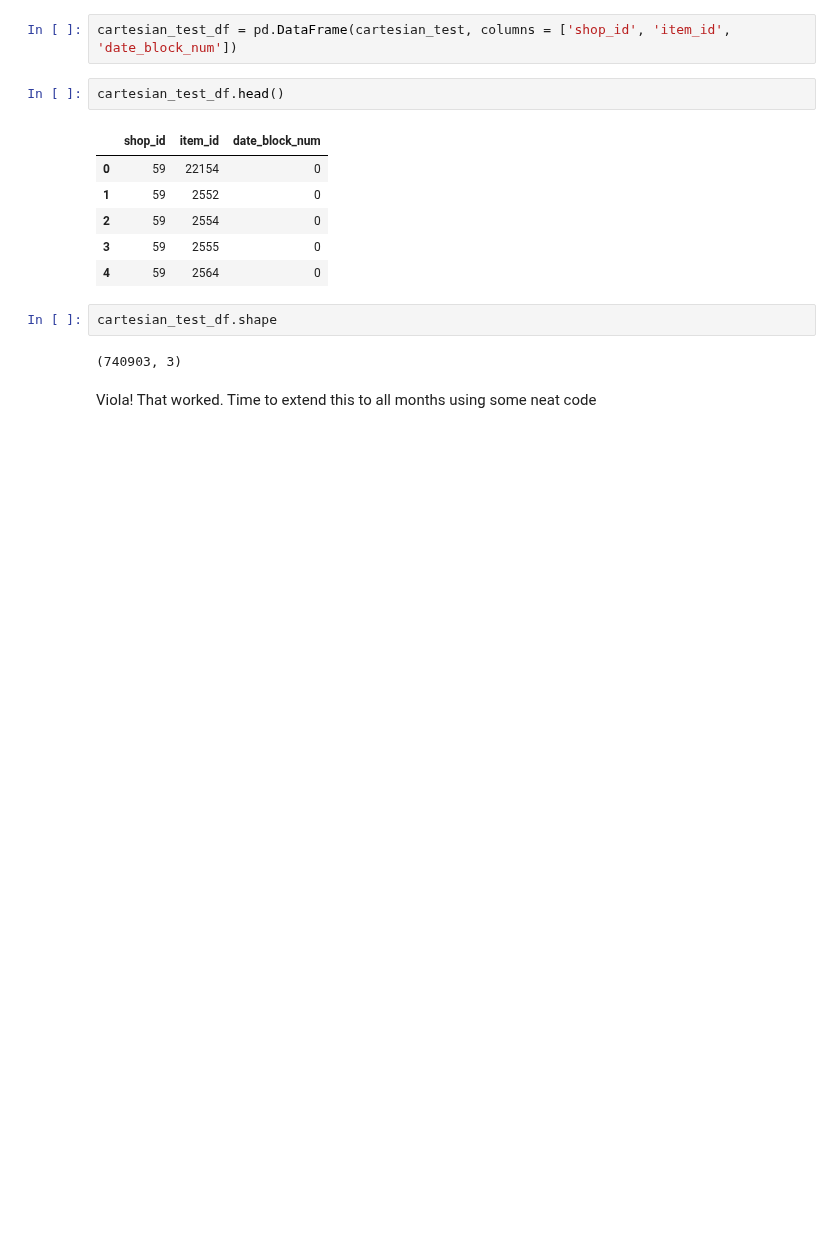
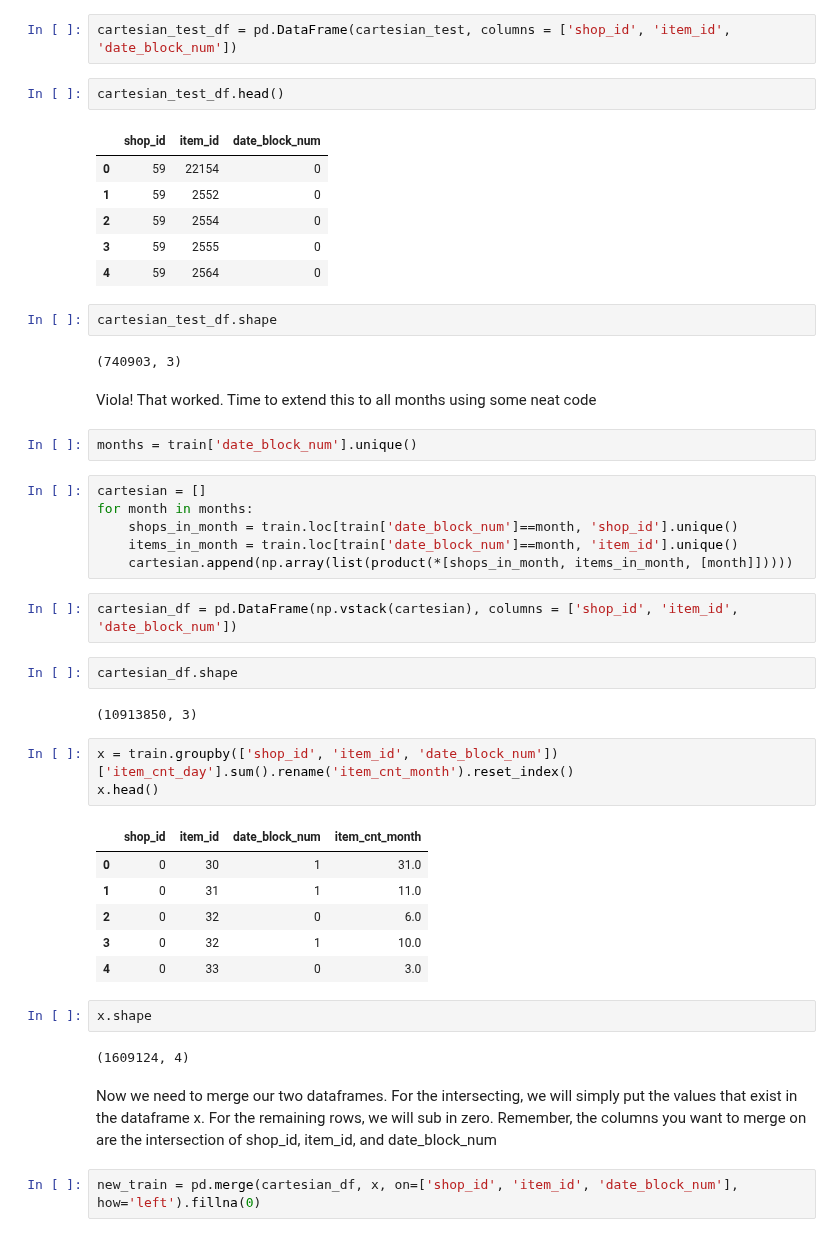
Before and after one commit to sarthakbatragatech/100-Days-of-ML, a Jupyter notebook: Time-Series-Forecasting/Predict-Future-Sales.ipynb, the cells around one changed output. Cells and saved outputs as stored; diff of their text form; blank space fills up the shorter version.

Commit message:
Generated all shop-item pairs df

```diff
--- a/Time-Series-Forecasting/Predict-Future-Sales.ipynb
+++ b/Time-Series-Forecasting/Predict-Future-Sales.ipynb
@@ -306,3 +306,35 @@ cartesian_test_df.shape
 (740903, 3)
 # %% [markdown]
 Viola! That worked. Time to extend this to all months using some neat code
+# %%
+months = train['date_block_num'].unique()
+# %%
+cartesian = []
+for month in months:
+    shops_in_month = train.loc[train['date_block_num']==month, 'shop_id'].unique()
+    items_in_month = train.loc[train['date_block_num']==month, 'item_id'].unique()
+    cartesian.append(np.array(list(product(*[shops_in_month, items_in_month, [month]]))))
+# %%
+cartesian_df = pd.DataFrame(np.vstack(cartesian), columns = ['shop_id', 'item_id', 'date_block_num'])
+# %%
+cartesian_df.shape
+# %% [output]
+(10913850, 3)
+# %%
+x = train.groupby(['shop_id', 'item_id', 'date_block_num'])['item_cnt_day'].sum().rename('item_cnt_month').reset_index()
+x.head()
+# %% [output]
+|  | shop_id | item_id | date_block_num | item_cnt_month |
+| 0 | 0 | 30 | 1 | 31.0 |
+| 1 | 0 | 31 | 1 | 11.0 |
+| 2 | 0 | 32 | 0 | 6.0 |
+| 3 | 0 | 32 | 1 | 10.0 |
+| 4 | 0 | 33 | 0 | 3.0 |
+# %%
+x.shape
+# %% [output]
+(1609124, 4)
+# %% [markdown]
+Now we need to merge our two dataframes. For the intersecting, we will simply put the values that exist in the dataframe x. For the remaining rows, we will sub in zero. Remember, the columns you want to merge on are the intersection of shop_id, item_id, and date_block_num
+# %%
+new_train = pd.merge(cartesian_df, x, on=['shop_id', 'item_id', 'date_block_num'], how='left').fillna(0)
```
Also changed, not shown: parts of 2 cells of this notebook.
